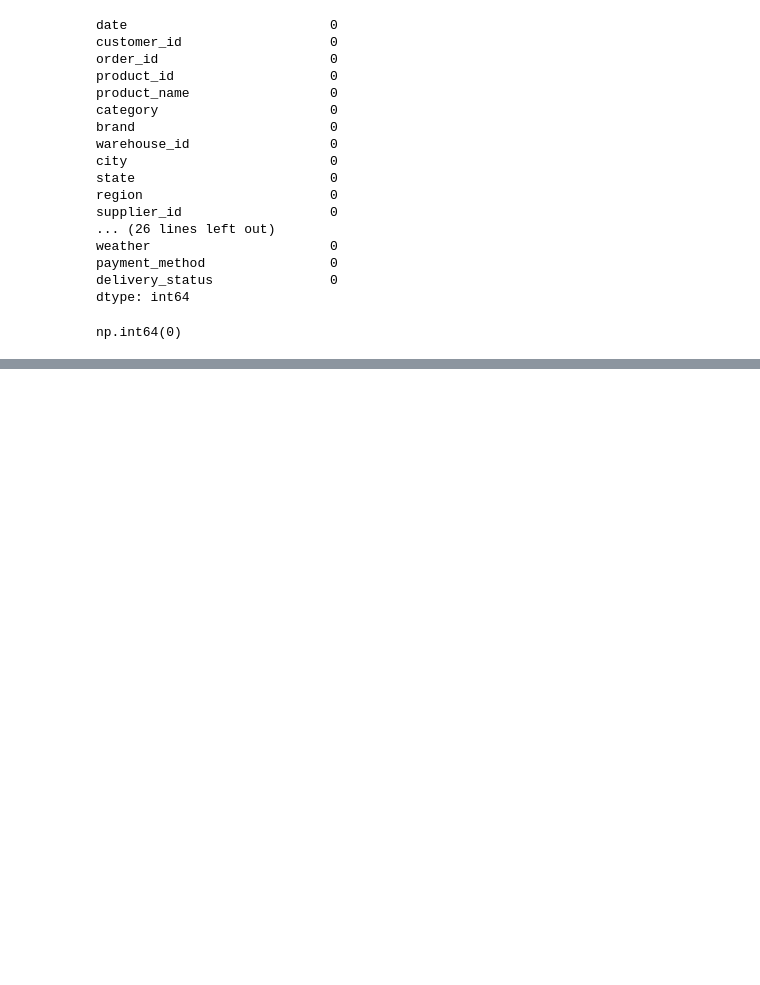
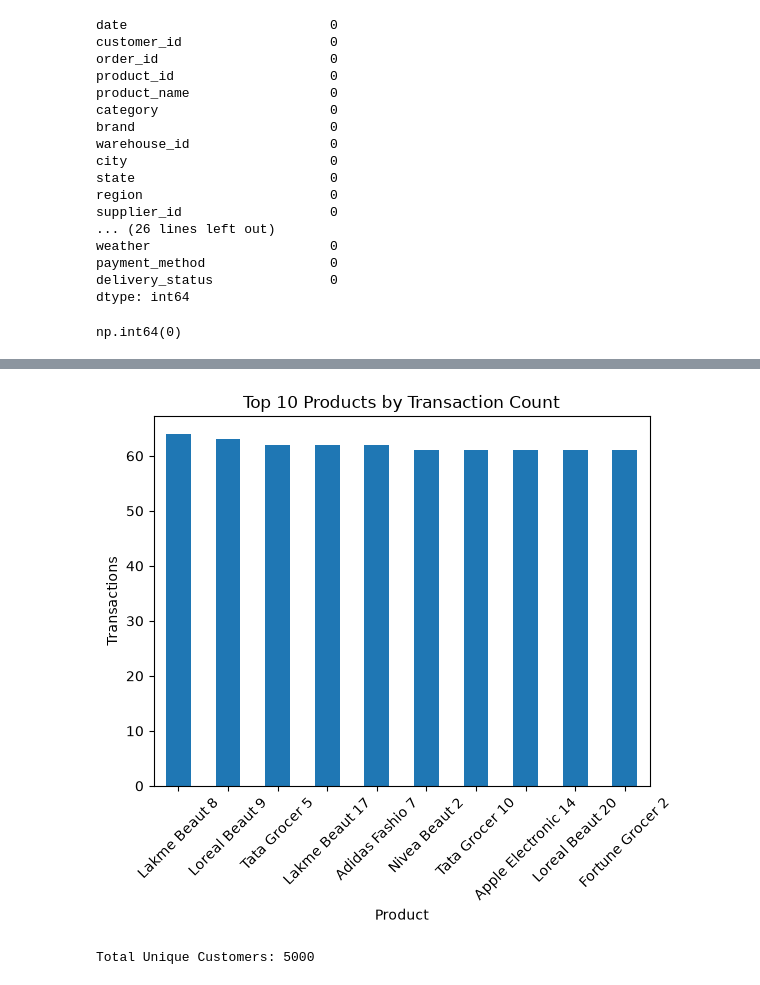
Before and after one commit to pavankumarkema/SupplyChainDemandForecasting, a Jupyter notebook: notebooks/01_data_understanding.ipynb, the cells around one changed output, grey strips where cells are left out. Cells and saved outputs as stored; diff of their text form; code cells hidden in the pictures; blank space fills up the shorter version.

```diff
--- a/notebooks/01_data_understanding.ipynb
+++ b/notebooks/01_data_understanding.ipynb
@@ -100,0 +294,17 @@ np.int64(0)
+# %%
+top_products = df["product_name"].value_counts().head(10)
+
+top_products.plot(kind="bar")
+plt.title("Top 10 Products by Transaction Count")
+plt.xlabel("Product")
+plt.ylabel("Transactions")
+plt.xticks(rotation=45)
+plt.show()
+# %% [output]
+[figure, added]
+# %%
+total_customers = df["customer_id"].nunique()
+
+print(f"Total Unique Customers: {total_customers}")
+# %% [output]
+Total Unique Customers: 5000
```
Also changed, not shown: parts of 170 cells of this notebook, 1 other file.
